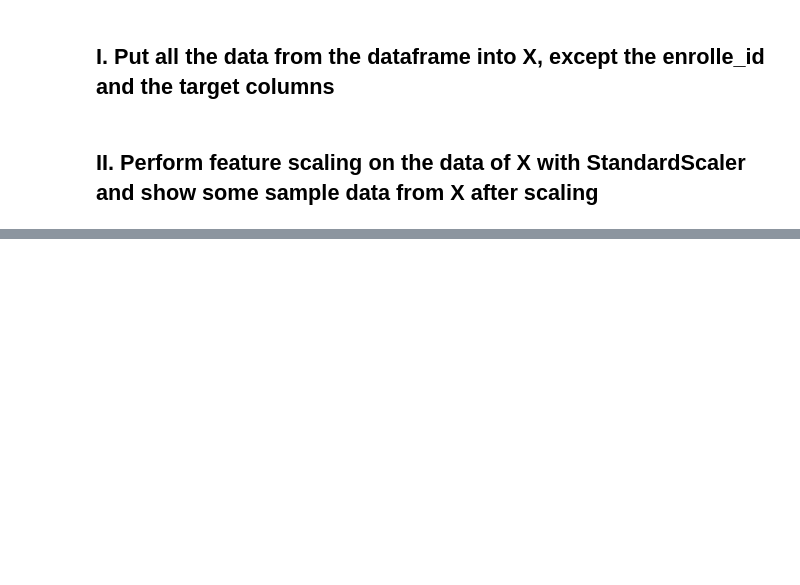
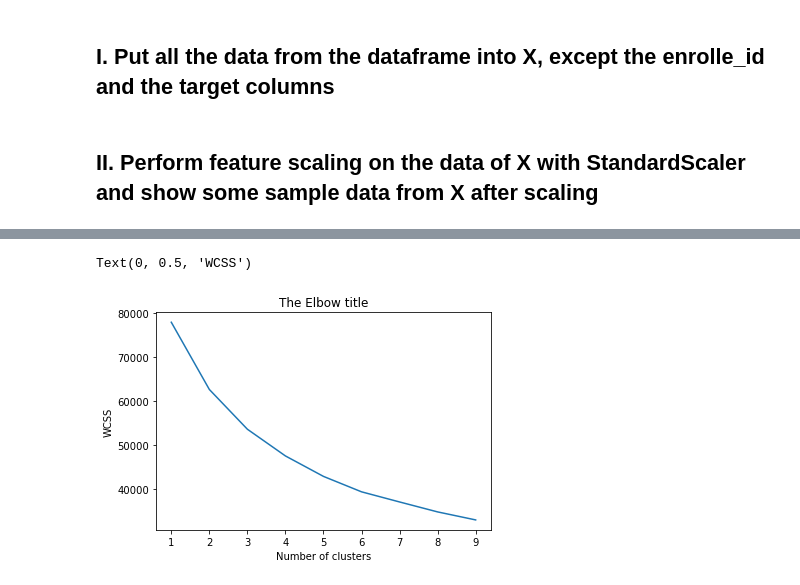
Before and after one commit to jmazor/Machine_A4, a Jupyter notebook: Mazor_Justin_A4.ipynb, the cells around one changed output, grey strips where cells are left out. Cells and saved outputs as stored; diff of their text form; code cells hidden in the pictures; blank space fills up the shorter version.

Commit message:
KMeans Clustering

```diff
--- a/Mazor_Justin_A4.ipynb
+++ b/Mazor_Justin_A4.ipynb
@@ -81,9 +81,8 @@ sns.heatmap(df.corr(), annot=True)
 # %% [markdown]
 ## I. Put all the data from the dataframe into X, except the enrolle_id and the target columns
 # %%
-del df['enrollee_id']
-X = df.drop('target', axis=1).values
-y = df['target'].values
+#del df['enrollee_id']
+X = df.drop(columns=['target', 'enrollee_id']).values
 # %% [markdown]
 ## II. Perform feature scaling on the data of X with StandardScaler and show some sample data from X after scaling
 # %%
@@ -104,0 +123,17 @@ ValueError: a must be 1-dimensional
+# %%
+from sklearn.cluster import KMeans
+wcss=[]
+for i in range(1,10):
+    kmeans = KMeans(n_clusters = i, init='k-means++', random_state=42)
+    kmeans.fit(X_scaled)
+    wcss_iter = kmeans.inertia_
+    wcss.append(wcss_iter)
+
+number_clusters = range(1,10)
+plt.plot(number_clusters,wcss)
+plt.title('The Elbow title')
+plt.xlabel('Number of clusters')
+plt.ylabel('WCSS')
+# %% [output]
+Text(0, 0.5, 'WCSS')
+[figure, added]
```
Also changed, not shown: parts of 35 cells of this notebook.
